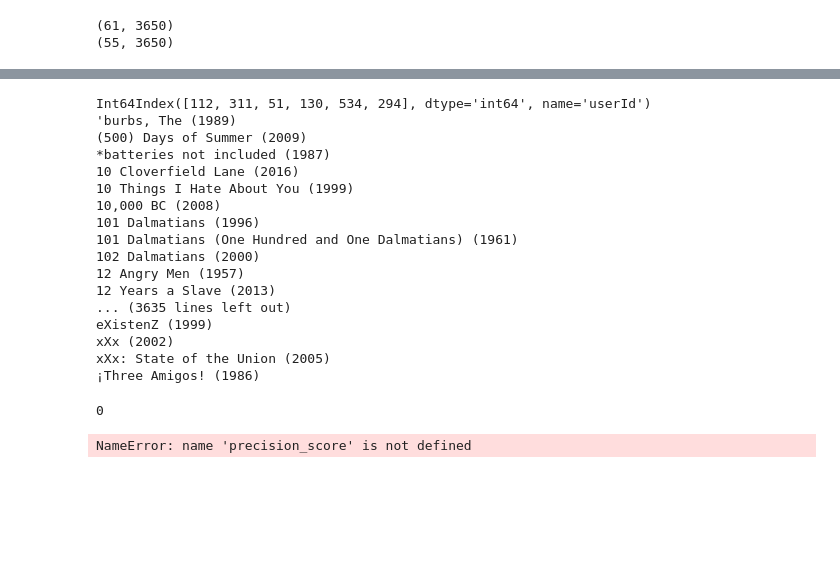
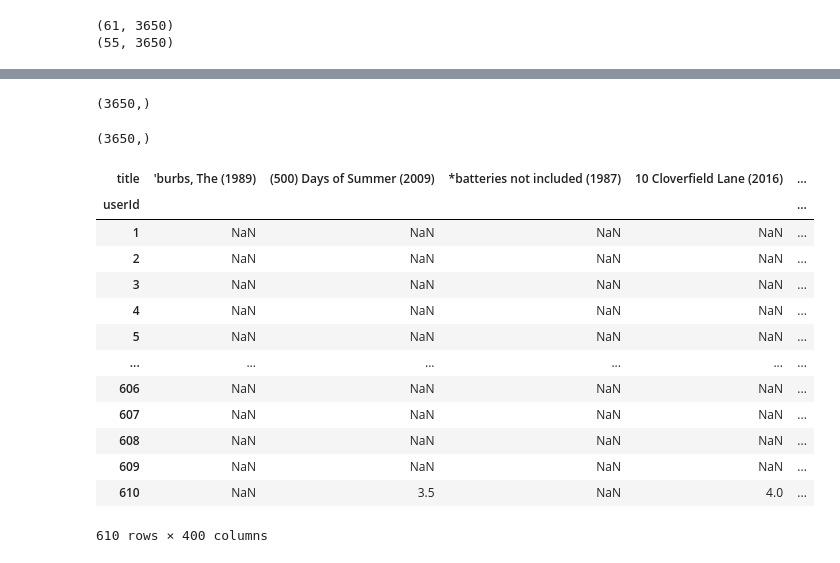
Before and after one commit to GeorgiaKp/MovieRecommender, a Jupyter notebook: MovieRecommender.ipynb, the cells around one changed output, grey strips where cells are left out. Saved outputs shown, nothing was run; the diff lists cells and outputs as text; code cells hidden in the pictures; blank space fills up the shorter version.

```diff
--- a/MovieRecommender.ipynb
+++ b/MovieRecommender.ipynb
@@ -525,0 +637,27 @@ def define_similarity(piv,sim_func):
+# %%
+piv_adj.index.shape
+# %% [output]
+(3650,)
+# %%
+piv_jac.T.index.shape
+# %% [output]
+(3650,)
+# %%
+dev_piv=piv.iloc[:,0:400]
+# %%
+dev_piv
+# %% [output]
+| title | 'burbs, The (1989) | (500) Days of Summer (2009) | *batteries not included (1987) | 10 Cloverfield Lane (2016) | ... |
+| userId |  |  |  |  | ... |
+| 1 | NaN | NaN | NaN | NaN | ... |
+| 2 | NaN | NaN | NaN | NaN | ... |
+| 3 | NaN | NaN | NaN | NaN | ... |
+| 4 | NaN | NaN | NaN | NaN | ... |
+| 5 | NaN | NaN | NaN | NaN | ... |
+| ... | ... | ... | ... | ... | ... |
+| 606 | NaN | NaN | NaN | NaN | ... |
+| 607 | NaN | NaN | NaN | NaN | ... |
+| 608 | NaN | NaN | NaN | NaN | ... |
+| 609 | NaN | NaN | NaN | NaN | ... |
+| 610 | NaN | 3.5 | NaN | 4.0 | ... |
+610 rows × 400 columns
@@ -540,31 +690 @@ def create_model(piv, train_percentage, k):
     return make_predictions(movie_list, user_list)
-# %%
-y_pred = create_model(piv, 0.01, 300)
-# %% [output]
-Int64Index([112, 311, 51, 130, 534, 294], dtype='int64', name='userId')
-'burbs, The (1989)
-(500) Days of Summer (2009)
-*batteries not included (1987)
-10 Cloverfield Lane (2016)
-10 Things I Hate About You (1999)
-10,000 BC (2008)
-101 Dalmatians (1996)
-101 Dalmatians (One Hundred and One Dalmatians) (1961)
-102 Dalmatians (2000)
-12 Angry Men (1957)
-12 Years a Slave (2013)
-... (3635 lines left out)
-eXistenZ (1999)
-xXx (2002)
-xXx: State of the Union (2005)
-¡Three Amigos! (1986)
-# %%
-y_pred
-# %% [output]
-0
-# %%
-from sklearn.metrics import precision_score, recall_score, classification_report
-from sklearn.metrics import mean_absolute_error
-print(mean_absolute_error(test, y_test_pred, average='weighted'))
-# %% [output]
-NameError: name 'precision_score' is not defined
```
Also changed, not shown: parts of 58 cells of this notebook.
